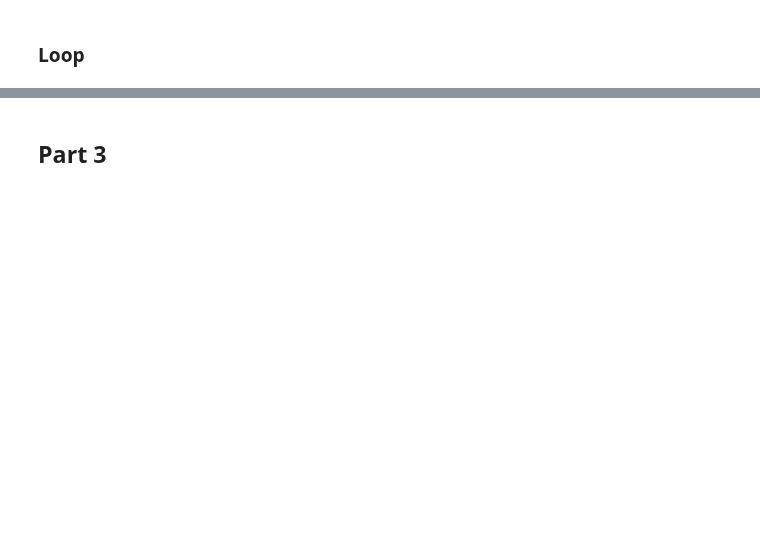
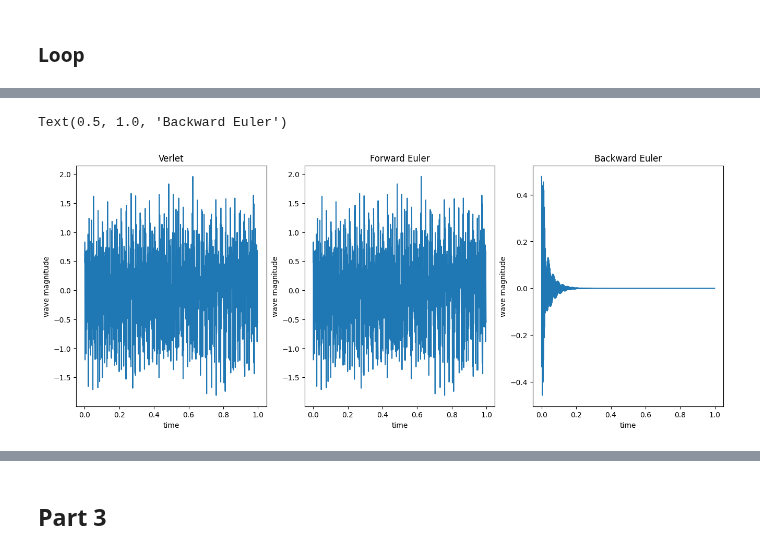
Before and after one commit to andrewholmberg/math_550_numerical_pdes, a Jupyter notebook: Homework 4/homework.ipynb, the cells around one changed output, grey strips where cells are left out. Cells and saved outputs as stored; diff of their text form; code cells hidden in the pictures; blank space fills up the shorter version.

```diff
--- a/Homework 4/homework.ipynb
+++ b/Homework 4/homework.ipynb
@@ -379,15 +421,28 @@ sd.wait()
 # %%
 fig,(ax1,ax2,ax3)  = plt.subplots(1,3,figsize = (16,6))
 
 tt = np.array(tt)
 hfels = np.array(Hfe_final)
 hbels = np.array(Hbe_final)
 hfels = np.array(Hfe_final)
 
 filt = [i%100 == 0 for i in range(len(tt))]
 ax1.plot(tt[filt],hfels[filt])
-ax2.plot(tt[filt],hbels[filt])
-ax3.plot(tt[filt],hfels[filt])
+ax2.plot(tt[filt],hfels[filt])
+ax3.plot(tt[filt],hbels[filt])
+ax1.set_xlabel('time')
+ax1.set_ylabel('wave magnitude')
+ax1.set_title('Verlet')
+ax2.set_xlabel('time')
+ax2.set_ylabel('wave magnitude')
+ax2.set_title('Forward Euler')
+
+ax3.set_xlabel('time')
+ax3.set_ylabel('wave magnitude')
+ax3.set_title('Backward Euler')
+# %% [output]
+Text(0.5, 1.0, 'Backward Euler')
+[figure, added]
 # %%
 fig,(ax1,ax2,ax3)  = plt.subplots(1,3,figsize = (16,6))
 
```
Also changed, not shown: parts of 24 cells of this notebook, 2 other files.
